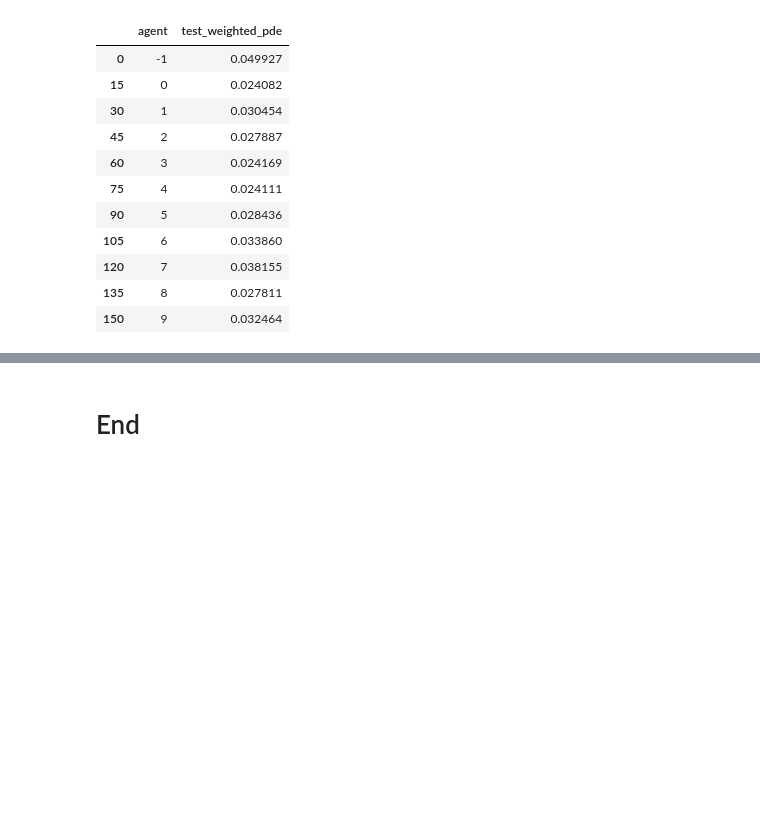
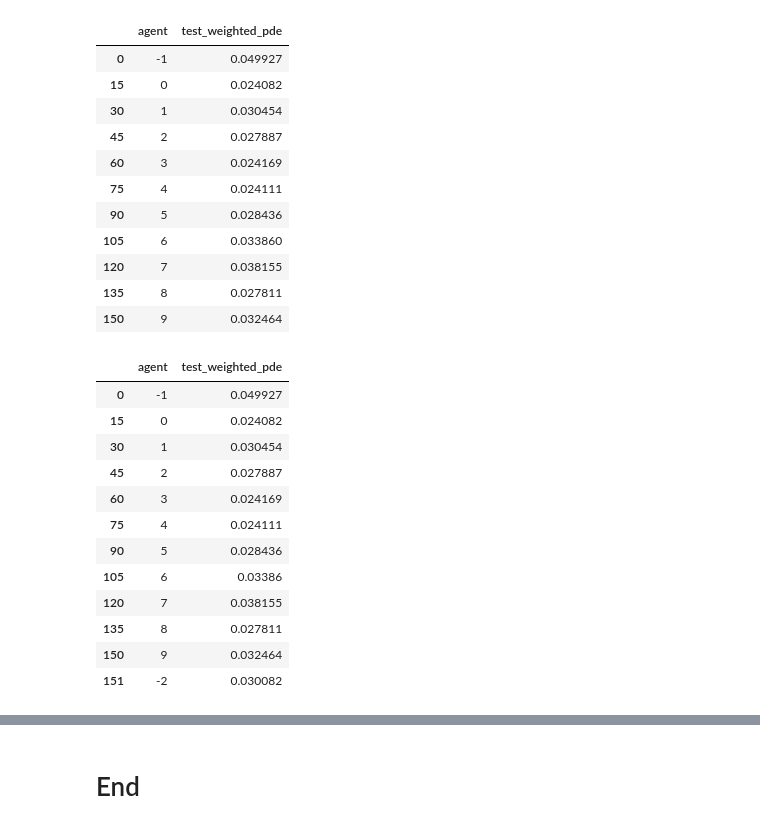
Before and after one commit to mw281685/IFoA-FL-WP, a Jupyter notebook: code/federated_learing_notebook_skorch n_jobs_ps_v8.4_graph.ipynb, the cells around one changed output, grey strips where cells are left out. Drawn from its saved outputs; the diff is of its cells as text; code cells hidden in the pictures; blank space fills up the shorter version.

```diff
--- a/code/federated_learing_notebook_skorch n_jobs_ps_v8.4_graph.ipynb
+++ b/code/federated_learing_notebook_skorch n_jobs_ps_v8.4_graph.ipynb
@@ -445,6 +494,23 @@ top_results_df[['agent', 'test_weighted_pde']]
 | 120 | 7 | 0.038155 |
 | 135 | 8 | 0.027811 |
 | 150 | 9 | 0.032464 |
+# %%
+weighted_pde_df.loc[151] = [-2, d2_tweedie_score(y_test, y_fl_pred, sample_weight=X_test[:, 0], power=1)]
+weighted_pde_df
+# %% [output]
+|  | agent | test_weighted_pde |
+| 0 | -1 | 0.049927 |
+| 15 | 0 | 0.024082 |
+| 30 | 1 | 0.030454 |
+| 45 | 2 | 0.027887 |
+| 60 | 3 | 0.024169 |
+| 75 | 4 | 0.024111 |
+| 90 | 5 | 0.028436 |
+| 105 | 6 | 0.03386 |
+| 120 | 7 | 0.038155 |
+| 135 | 8 | 0.027811 |
+| 150 | 9 | 0.032464 |
+| 151 | -2 | 0.030082 |
 # %%
 fig, ax = plt.subplots(figsize=(12,8))
 
```
Also changed, not shown: parts of 20 cells of this notebook, 1 other file.
